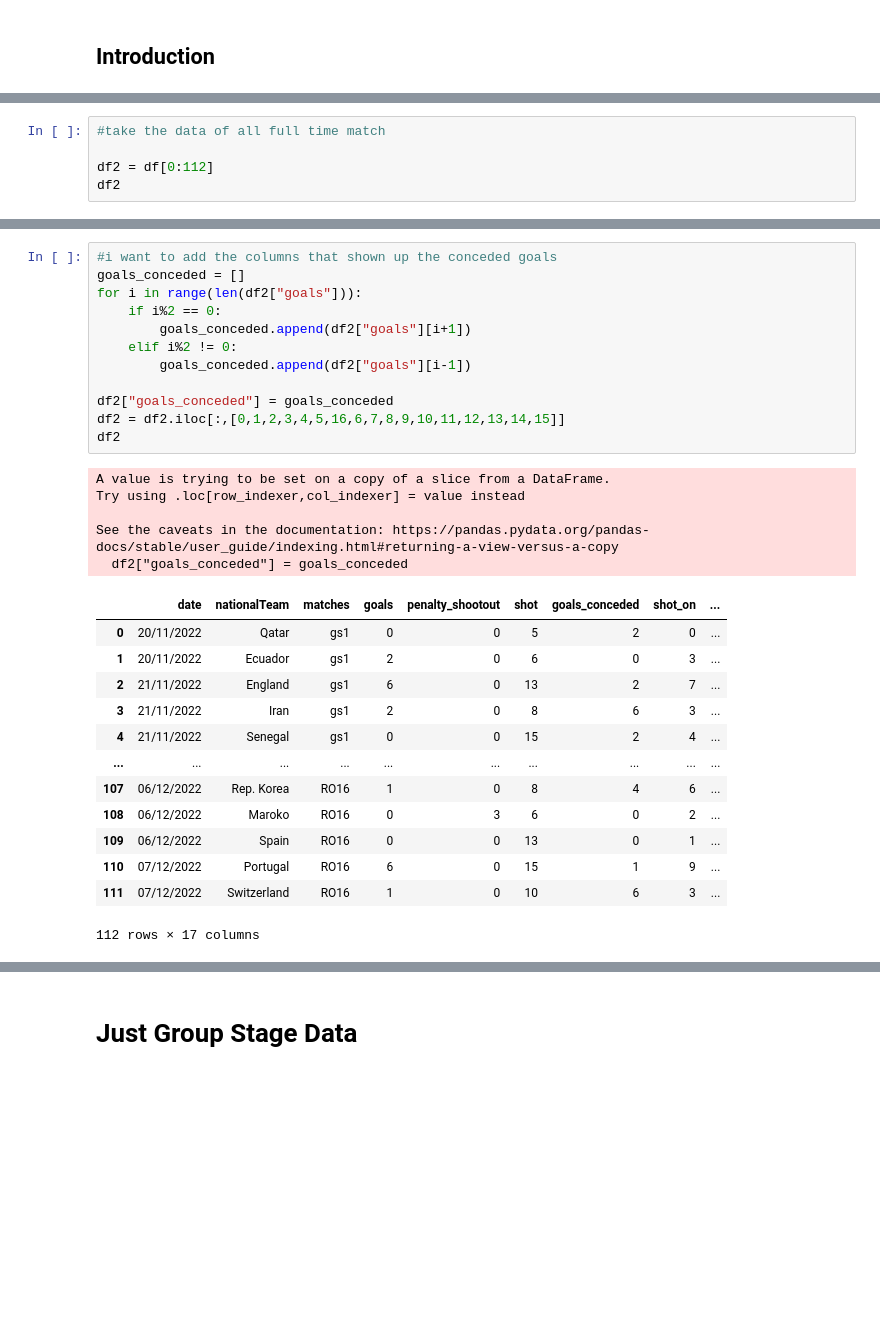
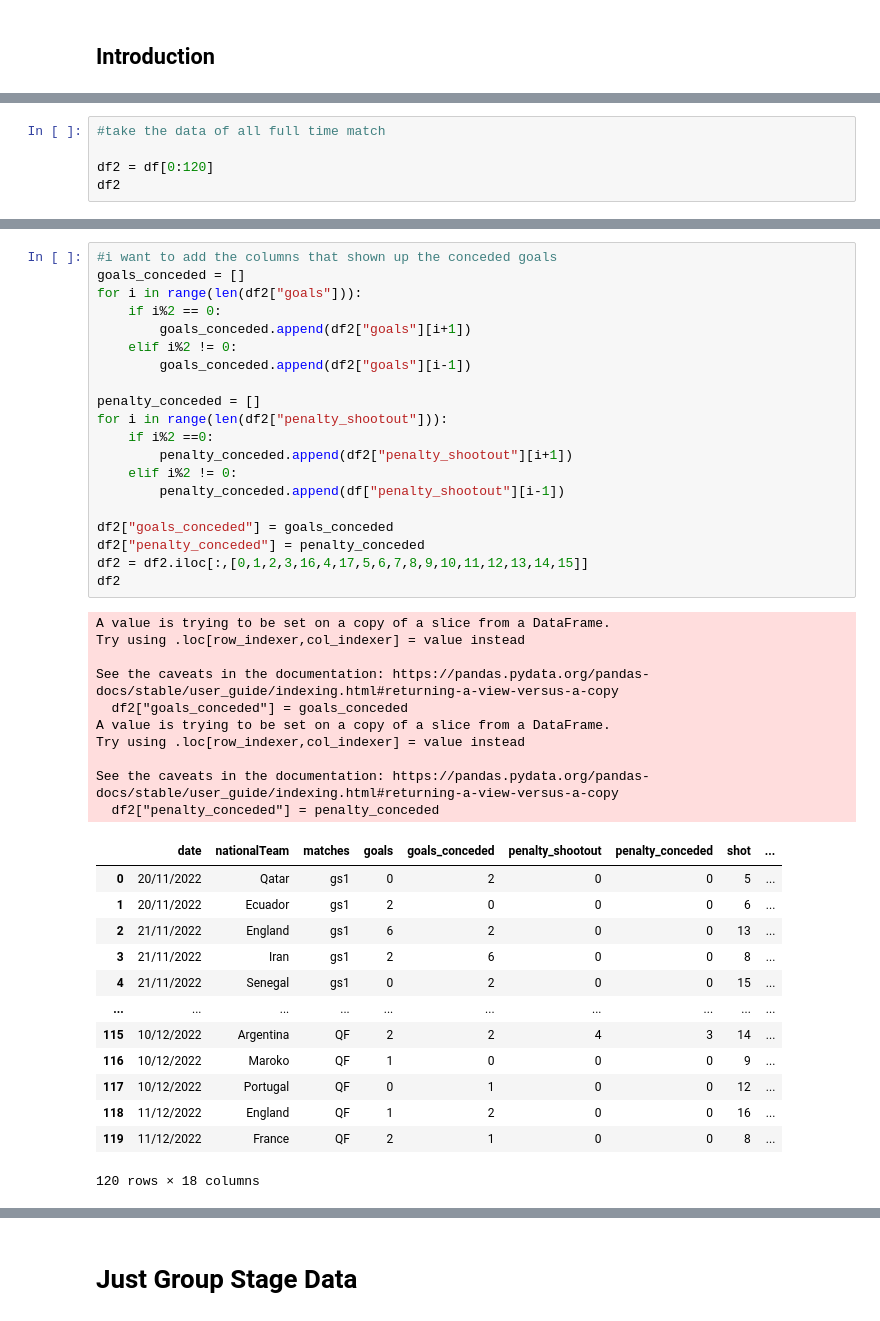
Before and after one commit to arivle/World-Cup-Data-Analytics, a Jupyter notebook: main-matchdata.ipynb, the cells around one changed output, grey strips where cells are left out. Cells and saved outputs as stored; diff of their text form; blank space fills up the shorter version.

Commit message:
update match data of quarter final and add new prediction

```diff
--- a/main-matchdata.ipynb
+++ b/main-matchdata.ipynb
@@ -28,7 +28,7 @@ df
 # %%
 #take the data of all full time match
 
-df2 = df[0:112]
+df2 = df[0:120]
 df2
 # %% [output]
 |  | date | nationalTeam | matches | goals | penalty_shootout | shot | shot_on | posession | pass | ... |
@@ -83,34 +83,47 @@ See the caveats in the documentation: https://pandas.pydata.org/pandas-docs/stab
 # %%
 #i want to add the columns that shown up the conceded goals
 goals_conceded = []
 for i in range(len(df2["goals"])):
     if i%2 == 0:
         goals_conceded.append(df2["goals"][i+1])
     elif i%2 != 0:
         goals_conceded.append(df2["goals"][i-1])
 
+penalty_conceded = []
+for i in range(len(df2["penalty_shootout"])):
+    if i%2 ==0:
+        penalty_conceded.append(df2["penalty_shootout"][i+1])
+    elif i%2 != 0:
+        penalty_conceded.append(df["penalty_shootout"][i-1])
+
 df2["goals_conceded"] = goals_conceded
-df2 = df2.iloc[:,[0,1,2,3,4,5,16,6,7,8,9,10,11,12,13,14,15]]
+df2["penalty_conceded"] = penalty_conceded
+df2 = df2.iloc[:,[0,1,2,3,16,4,17,5,6,7,8,9,10,11,12,13,14,15]]
 df2
 # %% [output]
 A value is trying to be set on a copy of a slice from a DataFrame.
 Try using .loc[row_indexer,col_indexer] = value instead
 
 See the caveats in the documentation: https://pandas.pydata.org/pandas-docs/stable/user_guide/indexing.html#returning-a-view-versus-a-copy
   df2["goals_conceded"] = goals_conceded
+A value is trying to be set on a copy of a slice from a DataFrame.
+Try using .loc[row_indexer,col_indexer] = value instead
+
+See the caveats in the documentation: https://pandas.pydata.org/pandas-docs/stable/user_guide/indexing.html#returning-a-view-versus-a-copy
+  df2["penalty_conceded"] = penalty_conceded
-|  | date | nationalTeam | matches | goals | penalty_shootout | shot | goals_conceded | shot_on | ... |
-| 0 | 20/11/2022 | Qatar | gs1 | 0 | 0 | 5 | 2 | 0 | ... |
-| 1 | 20/11/2022 | Ecuador | gs1 | 2 | 0 | 6 | 0 | 3 | ... |
-| 2 | 21/11/2022 | England | gs1 | 6 | 0 | 13 | 2 | 7 | ... |
-| 3 | 21/11/2022 | Iran | gs1 | 2 | 0 | 8 | 6 | 3 | ... |
-| 4 | 21/11/2022 | Senegal | gs1 | 0 | 0 | 15 | 2 | 4 | ... |
+|  | date | nationalTeam | matches | goals | goals_conceded | penalty_shootout | penalty_conceded | shot | ... |
+| 0 | 20/11/2022 | Qatar | gs1 | 0 | 2 | 0 | 0 | 5 | ... |
+| 1 | 20/11/2022 | Ecuador | gs1 | 2 | 0 | 0 | 0 | 6 | ... |
+| 2 | 21/11/2022 | England | gs1 | 6 | 2 | 0 | 0 | 13 | ... |
+| 3 | 21/11/2022 | Iran | gs1 | 2 | 6 | 0 | 0 | 8 | ... |
+| 4 | 21/11/2022 | Senegal | gs1 | 0 | 2 | 0 | 0 | 15 | ... |
 | ... | ... | ... | ... | ... | ... | ... | ... | ... | ... |
-| 107 | 06/12/2022 | Rep. Korea | RO16 | 1 | 0 | 8 | 4 | 6 | ... |
-| 108 | 06/12/2022 | Maroko | RO16 | 0 | 3 | 6 | 0 | 2 | ... |
-| 109 | 06/12/2022 | Spain | RO16 | 0 | 0 | 13 | 0 | 1 | ... |
-| 110 | 07/12/2022 | Portugal | RO16 | 6 | 0 | 15 | 1 | 9 | ... |
-| 111 | 07/12/2022 | Switzerland | RO16 | 1 | 0 | 10 | 6 | 3 | ... |
+| 115 | 10/12/2022 | Argentina | QF | 2 | 2 | 4 | 3 | 14 | ... |
+| 116 | 10/12/2022 | Maroko | QF | 1 | 0 | 0 | 0 | 9 | ... |
+| 117 | 10/12/2022 | Portugal | QF | 0 | 1 | 0 | 0 | 12 | ... |
+| 118 | 11/12/2022 | England | QF | 1 | 2 | 0 | 0 | 16 | ... |
+| 119 | 11/12/2022 | France | QF | 2 | 1 | 0 | 0 | 8 | ... |
-112 rows × 17 columns
+120 rows × 18 columns
 # %%
 sns.displot(data=df2, x="goals", kde=True)
 # %% [output]
```
Also changed, not shown: parts of 19 cells of this notebook, 1 other file.
